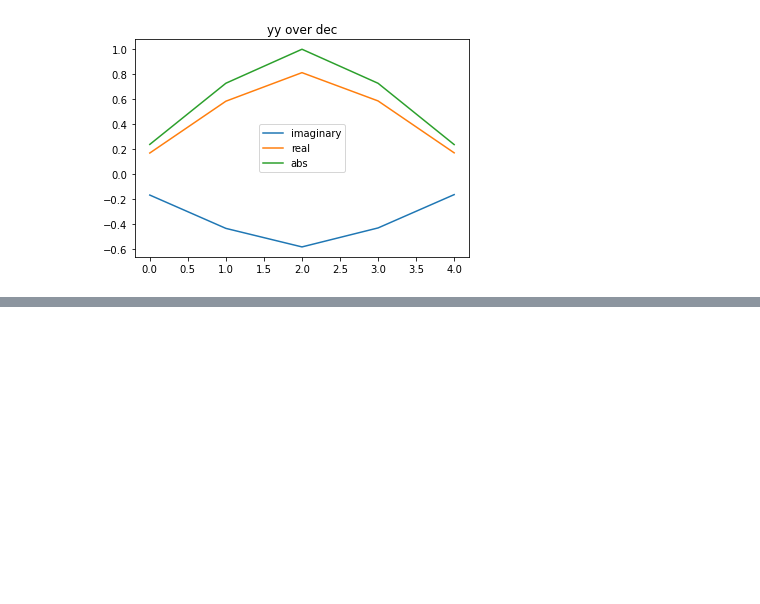
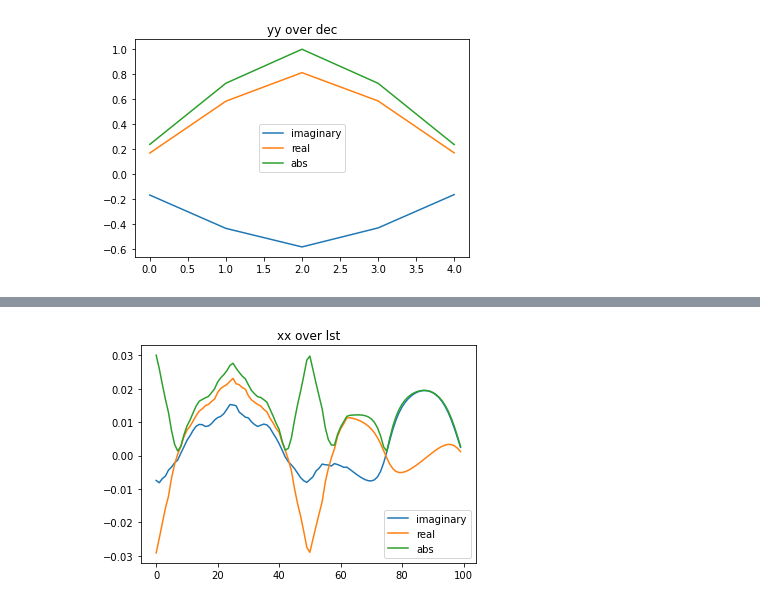
Before and after one commit to 3276908917/skyflux, a Jupyter notebook: notebooks/debugging/pure_J.ipynb, the cells around one changed output, grey strips where cells are left out. Saved outputs shown, nothing was run; the diff lists cells and outputs as text; code cells hidden in the pictures; blank space fills up the shorter version.

```diff
--- a/notebooks/debugging/pure_J.ipynb
+++ b/notebooks/debugging/pure_J.ipynb
@@ -212,28 +239,27 @@ plt.show()
 # %%
 # Fixed equatorial coordinates, to examine time dependence of topocentric coordinates
 fra = np.pi / 2 # arbitrary choice that I am hoping is close to one of the actual sources
 fdec = np.radians(sf.rot.hera_lat)
 list_lst = np.linspace(0, 2 * np.pi, 100)
 
-list_az = []
-list_alt = []
+list_xx = []
 
 for lst in list_lst:
-    az, alt = sf.rot.eq_to_topo(
-        fra, fdec, lst=lst, radians=True
-    )
-    list_az.append(az)
-    list_alt.append(alt)
+    az, alt = sf.rot.eq_to_topo(fra, fdec, lst=lst)
+    J_ff = sf.stokes.create_J(az=az, alt=alt, lst=lst, radians=True)
+    list_xx.append(J_ff[0][0][0])
 
-list_az = np.array([list_az])
-list_alt = np.array([list_alt])
+list_yy = np.array(list_xx)
 
-im = np.imag(np.array(first_term))
-re = np.real(np.array(first_term))
-ab = np.abs(np.array(first_term))
+im = np.imag(list_xx)
+re = np.real(list_xx)
+ab = np.abs(list_xx)
+
 plt.plot(im, label="imaginary")
 plt.plot(re, label="real")
 plt.plot(ab, label="abs")
 plt.legend()
-plt.title("xx over dec")
+plt.title("xx over lst")
 plt.show()
+# %% [output]
+[figure, added]
```
Also changed, not shown: parts of 1 cell of this notebook, 3 other files.
